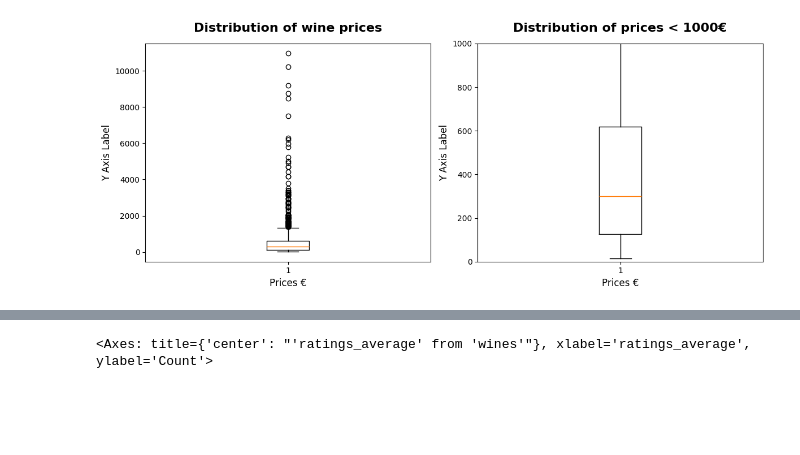
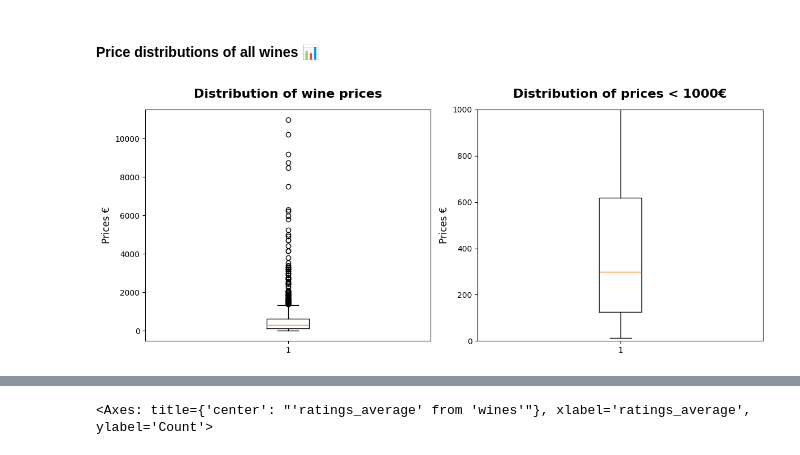
Before and after one commit to JanKazimir/vivinodb, a Jupyter notebook: notebooks/analysis.ipynb, the cells around one changed output, grey strips where cells are left out. Cells and saved outputs as stored; diff of their text form; code cells hidden in the pictures; blank space fills up the shorter version.

```diff
--- a/notebooks/analysis.ipynb
+++ b/notebooks/analysis.ipynb
@@ -132,27 +113,29 @@ Running query in 'sqlite:///../data/vivino.db'
+# %% [markdown]
+#### Price distributions of all wines 📊
 # %%
 ## Visualizing wine prices
 ## Data
 with open("../queries/cheapest_wines.sql", encoding="utf-8") as f:
     query = f.read()
 df = pd.read_sql_query(query, connexion)
 
 ## Plotting:
 fig, axes = plt.subplots(nrows=1, ncols=2, figsize=(12, 5),  gridspec_kw={"width_ratios": [1, 1]})  # left is 2x wider than right
 
 axes[0].boxplot(df["price_euros"], vert=True)
 
 axes[1].boxplot(df["price_euros"], vert=True)
 axes[1].set_ylim(0,1000)
 
 # Title and Labels
 axes[0].set_title("Distribution of wine prices", fontsize=16, fontweight="bold", pad=15)
-axes[0].set_xlabel("Prices €", fontsize=12)
-axes[0].set_ylabel("Y Axis Label", fontsize=12)
+#axes[0].set_xlabel("Prices €", fontsize=12)
+axes[0].set_ylabel("Prices €", fontsize=12)
 
 axes[1].set_title("Distribution of prices < 1000€", fontsize=16, fontweight="bold", pad=15)
-axes[1].set_xlabel("Prices €", fontsize=12)
-axes[1].set_ylabel("Y Axis Label", fontsize=12)
+#axes[1].set_xlabel("Prices €", fontsize=12)
+axes[1].set_ylabel("Prices €", fontsize=12)
 fig.tight_layout()
 plt.show()
 # %% [output]
-[figure, old version]
+[figure, new version]
```
Also changed, not shown: parts of 32 cells of this notebook, 6 other files.
